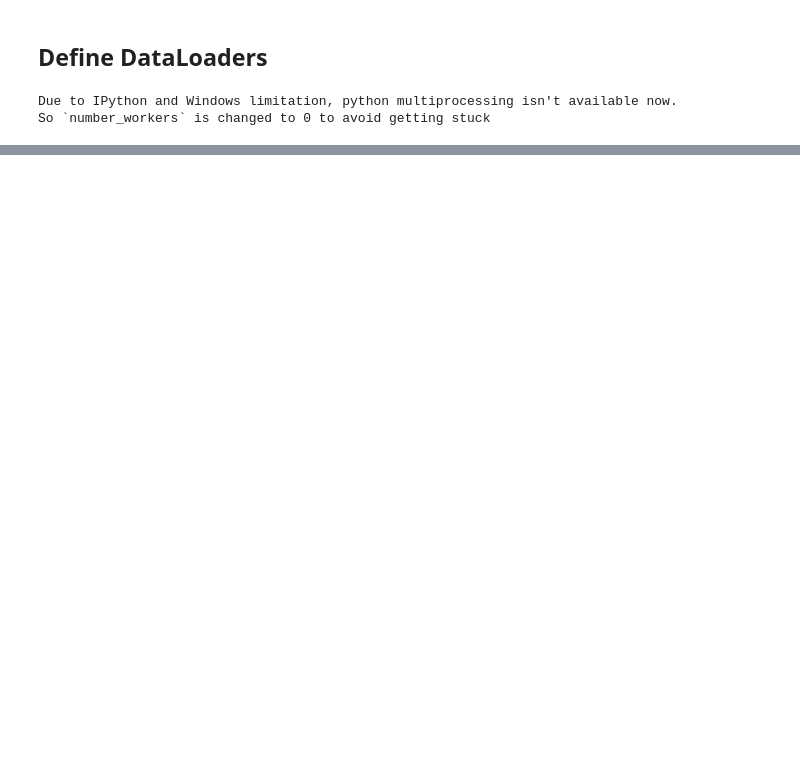
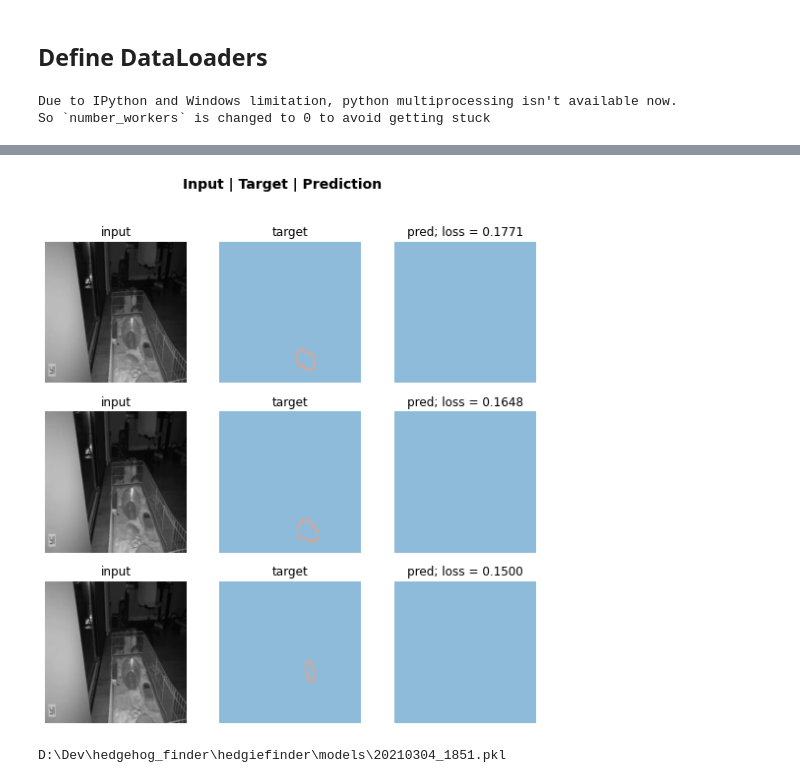
Before and after one commit to bnel1201/hog_finder, a Jupyter notebook: notebooks/segmentation_train.ipynb, the cells around one changed output, grey strips where cells are left out. Saved outputs shown, nothing was run; the diff lists cells and outputs as text; code cells hidden in the pictures; blank space fills up the shorter version.

```diff
--- a/notebooks/segmentation_train.ipynb
+++ b/notebooks/segmentation_train.ipynb
@@ -73,0 +73,4 @@ from PIL import Image
+# %%
+interp = SegmentationInterpretation.from_learner(learn)
+interp.plot_top_losses(k=3)
+# %% [output]
@@ -73,0 +78,13 @@ from PIL import Image
+[figure, added]
+# %%
+from datetime import datetime
+model_path = path.parent.parent / 'hedgiefinder' / 'models'
+model_name = model_path / datetime.now().strftime("%Y%m%d_%H%M.pkl")
+
+model_dir = model_name.parent
+model_dir.mkdir(exist_ok=True)
+
+learn.export(model_name)
+print(model_name)
+# %% [output]
+D:\Dev\hedgehog_finder\hedgiefinder\models\20210304_1851.pkl
```
Also changed, not shown: parts of 16 cells of this notebook, 4 other files.
